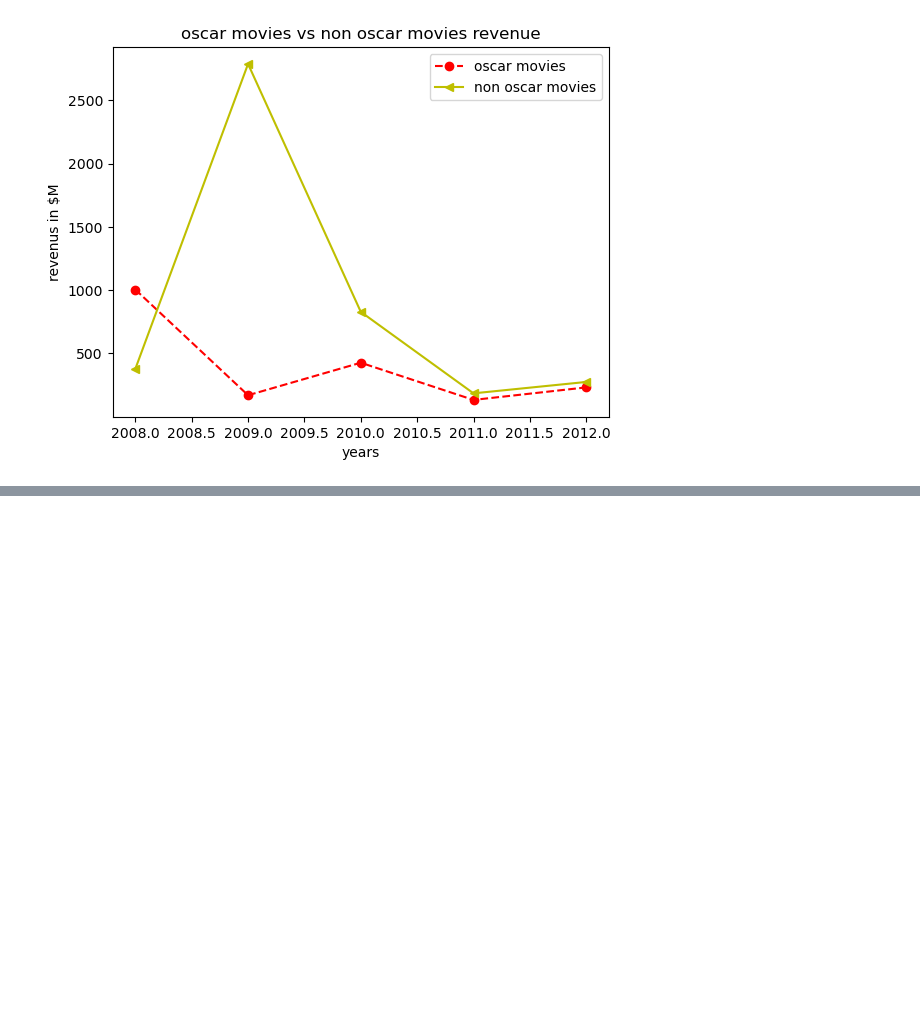
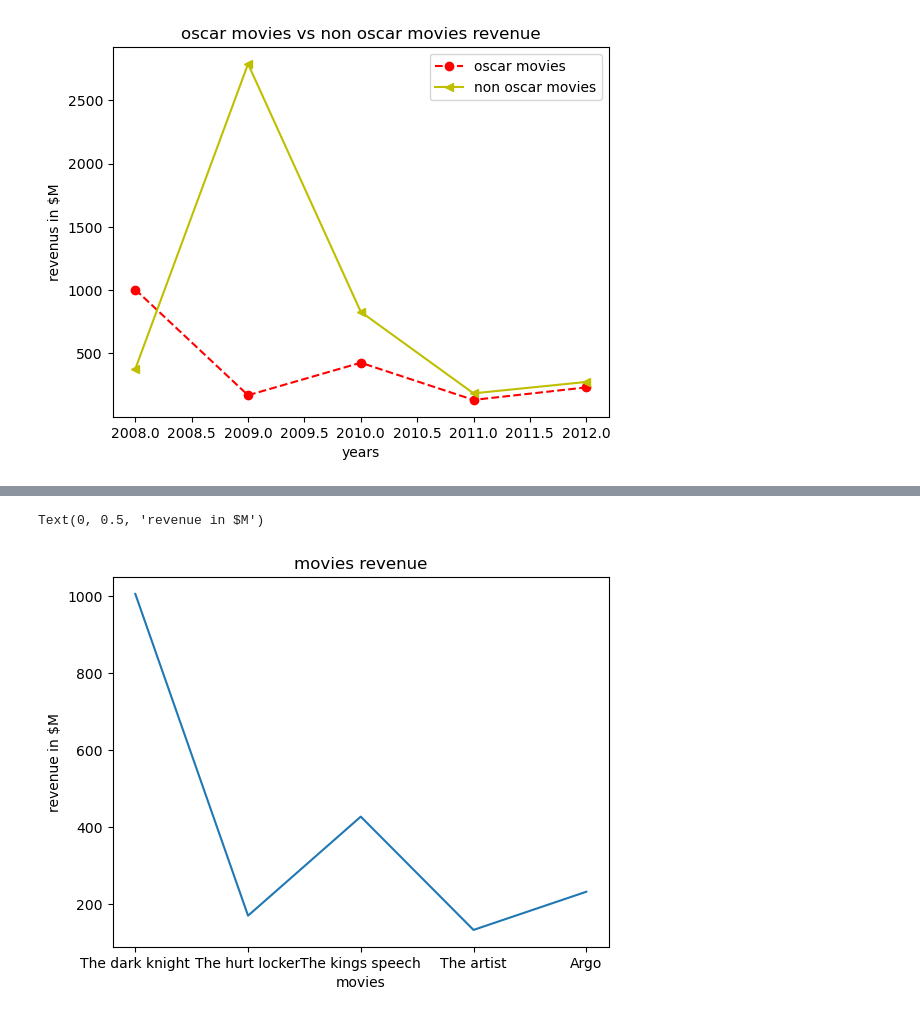
Before and after one commit to Sravankumarboini/AIML, a Jupyter notebook: DataVisualization/matplotlib.ipynb, the cells around one changed output, grey strips where cells are left out. Drawn from its saved outputs; the diff is of its cells as text; code cells hidden in the pictures; blank space fills up the shorter version.

```diff
--- a/DataVisualization/matplotlib.ipynb
+++ b/DataVisualization/matplotlib.ipynb
@@ -64,0 +78,12 @@ plt.legend()
+# %%
+#movies - revenue
+
+plt.style.use("default")
+plt.plot(oscar_movie, oscar_revenue)
+plt.title("movies revenue")
+plt.xlabel("movies")
+plt.ylabel("revenue in $M")
+plt.tight_lay
+# %% [output]
+Text(0, 0.5, 'revenue in $M')
+[figure, added]
```
Also changed, not shown: parts of 1 cell of this notebook.
